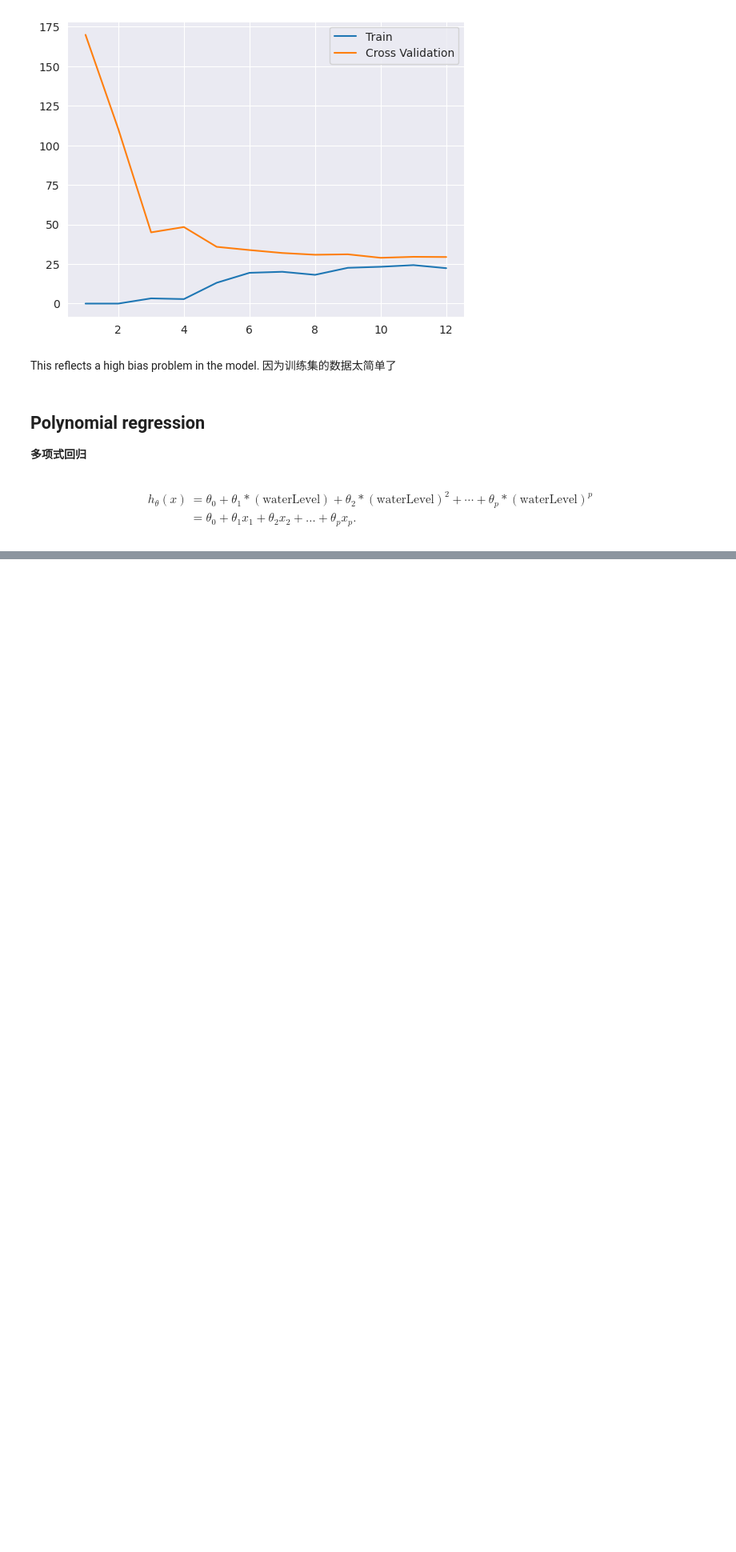
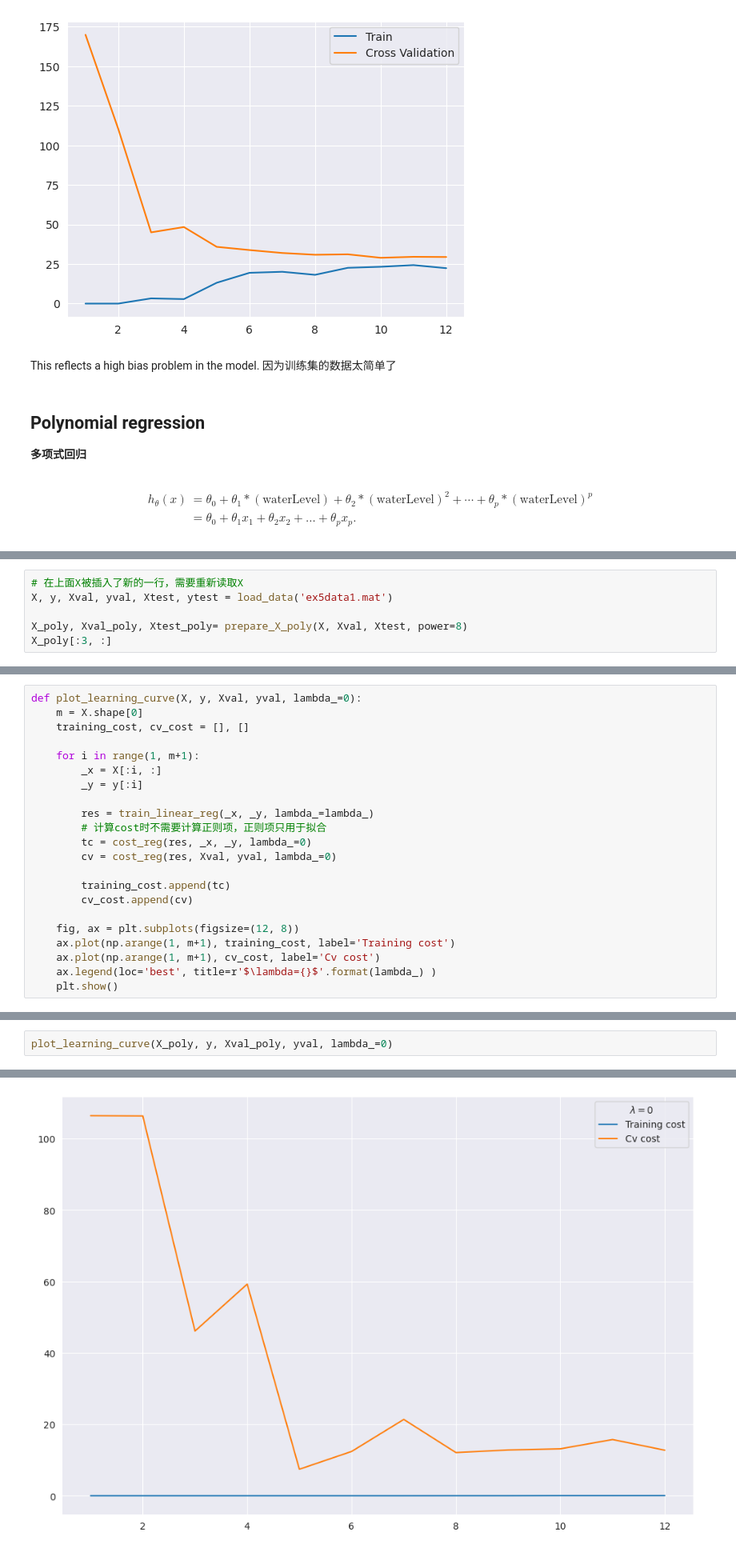
Before and after one commit to 2einz/ML-Homework, a Jupyter notebook: Ex5-bias vs variance/Bias v.s. Variance.ipynb, the cells around one changed output, grey strips where cells are left out. Shown at 80% size. Saved outputs shown, nothing was run; the diff lists cells and outputs as text; blank space fills up the shorter version.

```diff
--- a/Ex5-bias vs variance/Bias v.s. Variance.ipynb
+++ b/Ex5-bias vs variance/Bias v.s. Variance.ipynb
@@ -198,0 +235,6 @@ h_\theta(x) &= \theta_0 + \theta_1 \ast (\text{waterLevel}) + \theta_2 \ast (\te
+# %%
+# 在上面X被插入了新的一行，需要重新读取X
+X, y, Xval, yval, Xtest, ytest = load_data('ex5data1.mat')
+
+X_poly, Xval_poly, Xtest_poly= prepare_X_poly(X, Xval, Xtest, power=8)
+X_poly[:3, :]
@@ -198,0 +253,22 @@ h_\theta(x) &= \theta_0 + \theta_1 \ast (\text{waterLevel}) + \theta_2 \ast (\te
+# %%
+def plot_learning_curve(X, y, Xval, yval, lambda_=0):
+    m = X.shape[0]
+    training_cost, cv_cost = [], []
+
+    for i in range(1, m+1):
+        _x = X[:i, :]
+        _y = y[:i]
+
+        res = train_linear_reg(_x, _y, lambda_=lambda_)
+        # 计算cost时不需要计算正则项，正则项只用于拟合
+        tc = cost_reg(res, _x, _y, lambda_=0)
+        cv = cost_reg(res, Xval, yval, lambda_=0)
+
+        training_cost.append(tc)
+        cv_cost.append(cv)
+
+    fig, ax = plt.subplots(figsize=(12, 8))
+    ax.plot(np.arange(1, m+1), training_cost, label='Training cost')
+    ax.plot(np.arange(1, m+1), cv_cost, label='Cv cost')
+    ax.legend(loc='best', title=r'$\lambda={}$'.format(lambda_) )
+    plt.show()
@@ -198,0 +277,3 @@ h_\theta(x) &= \theta_0 + \theta_1 \ast (\text{waterLevel}) + \theta_2 \ast (\te
+# %%
+plot_learning_curve(X_poly, y, Xval_poly, yval, lambda_=0)
+# %% [output]
@@ -198,0 +297 @@ h_\theta(x) &= \theta_0 + \theta_1 \ast (\text{waterLevel}) + \theta_2 \ast (\te
+[figure, added]
```
Also changed, not shown: parts of 20 cells of this notebook.
